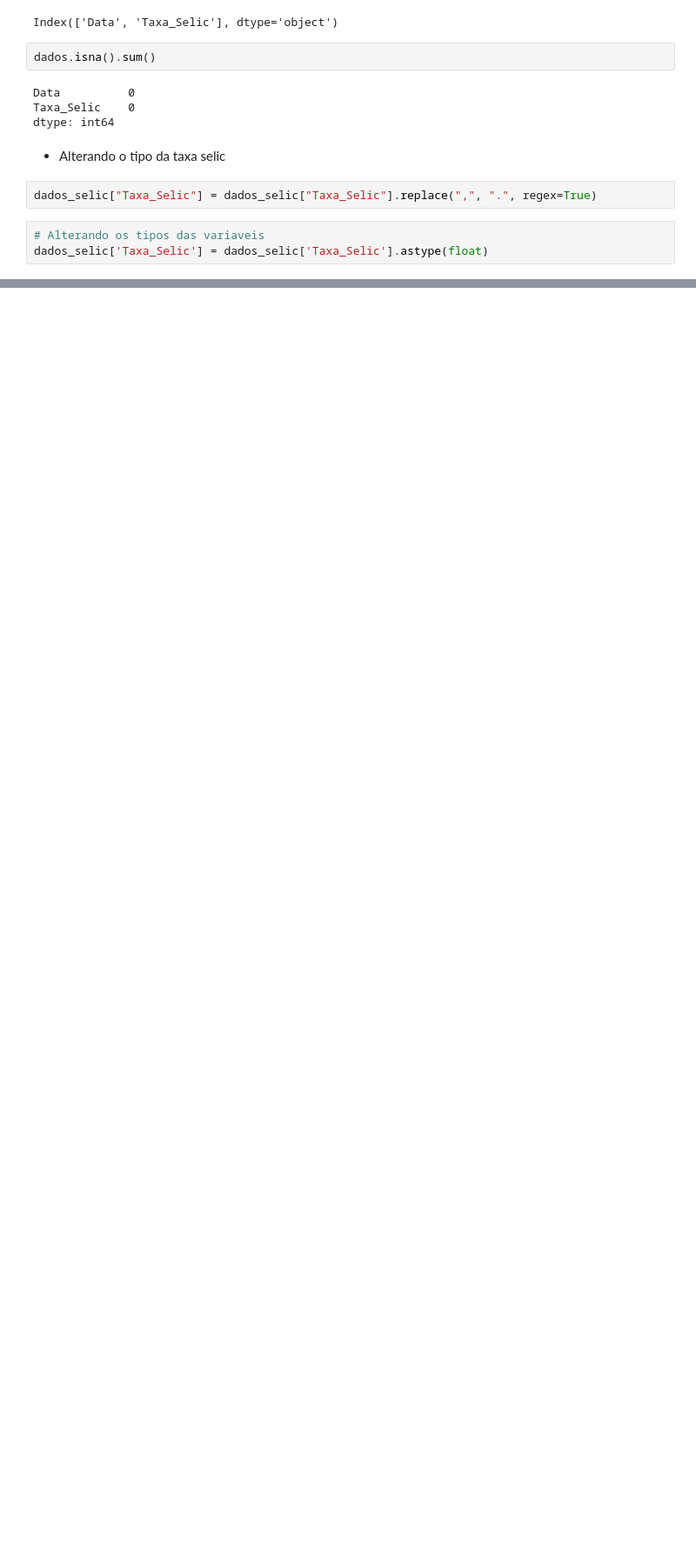
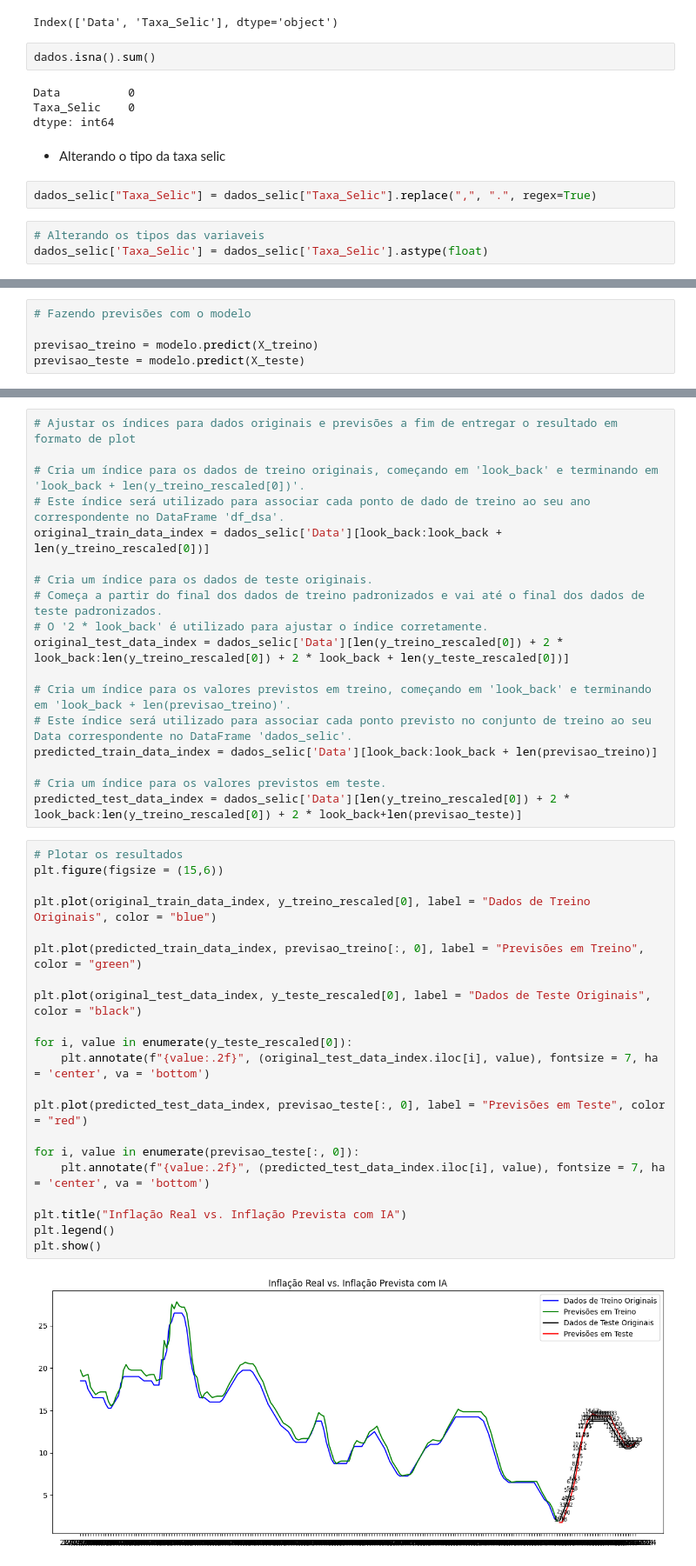
Before and after one commit to alyssonmontovanelli/Previsao_Juros_BACEN_IA, a Jupyter notebook: Series_Temporais/PreProcessing_ST.ipynb, the cells around one changed output, grey strips where cells are left out. Shown: that part at 87% size. Saved outputs shown, nothing was run; the diff lists cells and outputs as text; blank space fills up the shorter version.

```diff
--- a/Series_Temporais/PreProcessing_ST.ipynb
+++ b/Series_Temporais/PreProcessing_ST.ipynb
@@ -79,0 +272,5 @@ memory usage: 4.4+ KB
+# %%
+# Fazendo previsões com o modelo
+
+previsao_treino = modelo.predict(X_treino)
+previsao_teste = modelo.predict(X_teste)
@@ -79,0 +311,41 @@ memory usage: 4.4+ KB
+# %%
+# Ajustar os índices para dados originais e previsões a fim de entregar o resultado em formato de plot
+
+# Cria um índice para os dados de treino originais, começando em 'look_back' e terminando em 'look_back + len(y_treino_rescaled[0])'.
+# Este índice será utilizado para associar cada ponto de dado de treino ao seu ano correspondente no DataFrame 'df_dsa'.
+original_train_data_index = dados_selic['Data'][look_back:look_back + len(y_treino_rescaled[0])]
+
+# Cria um índice para os dados de teste originais.
+# Começa a partir do final dos dados de treino padronizados e vai até o final dos dados de teste padronizados.
+# O '2 * look_back' é utilizado para ajustar o índice corretamente.
+original_test_data_index = dados_selic['Data'][len(y_treino_rescaled[0]) + 2 * look_back:len(y_treino_rescaled[0]) + 2 * look_back + len(y_teste_rescaled[0])]
+
+# Cria um índice para os valores previstos em treino, começando em 'look_back' e terminando em 'look_back + len(previsao_treino)'.
+# Este índice será utilizado para associar cada ponto previsto no conjunto de treino ao seu Data correspondente no DataFrame 'dados_selic'.
+predicted_train_data_index = dados_selic['Data'][look_back:look_back + len(previsao_treino)]
+
+# Cria um índice para os valores previstos em teste.
+predicted_test_data_index = dados_selic['Data'][len(y_treino_rescaled[0]) + 2 * look_back:len(y_treino_rescaled[0]) + 2 * look_back+len(previsao_teste)]
+# %%
+# Plotar os resultados
+plt.figure(figsize = (15,6))
+
+plt.plot(original_train_data_index, y_treino_rescaled[0], label = "Dados de Treino Originais", color = "blue")
+
+plt.plot(predicted_train_data_index, previsao_treino[:, 0], label = "Previsões em Treino", color = "green")
+
+plt.plot(original_test_data_index, y_teste_rescaled[0], label = "Dados de Teste Originais", color = "black")
+
+for i, value in enumerate(y_teste_rescaled[0]):
+    plt.annotate(f"{value:.2f}", (original_test_data_index.iloc[i], value), fontsize = 7, ha = 'center', va = 'bottom')
+
+plt.plot(predicted_test_data_index, previsao_teste[:, 0], label = "Previsões em Teste", color = "red")
+
+for i, value in enumerate(previsao_teste[:, 0]):
+    plt.annotate(f"{value:.2f}", (predicted_test_data_index.iloc[i], value), fontsize = 7, ha = 'center', va = 'bottom')
+
+plt.title("Inflação Real vs. Inflação Prevista com IA")
+plt.legend()
+plt.show()
+# %% [output]
+[figure, added]
```
Also changed, not shown: parts of 30 cells of this notebook, 3 other files.
